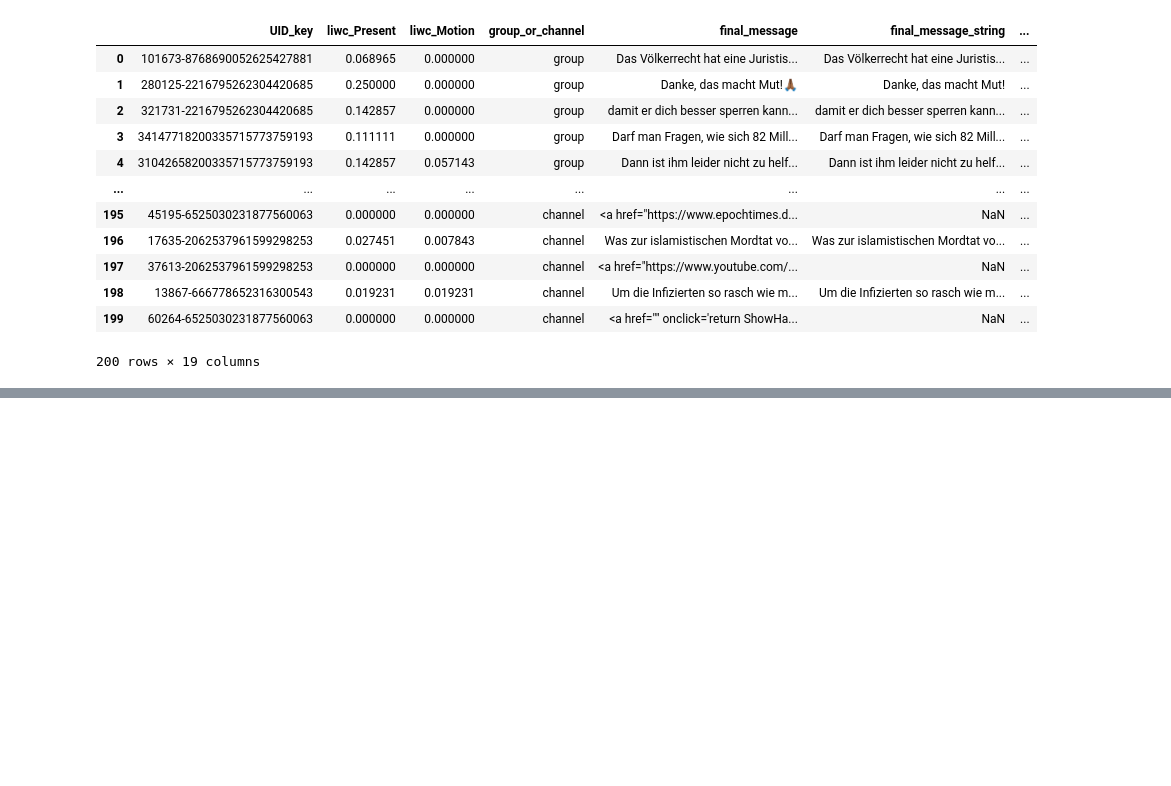
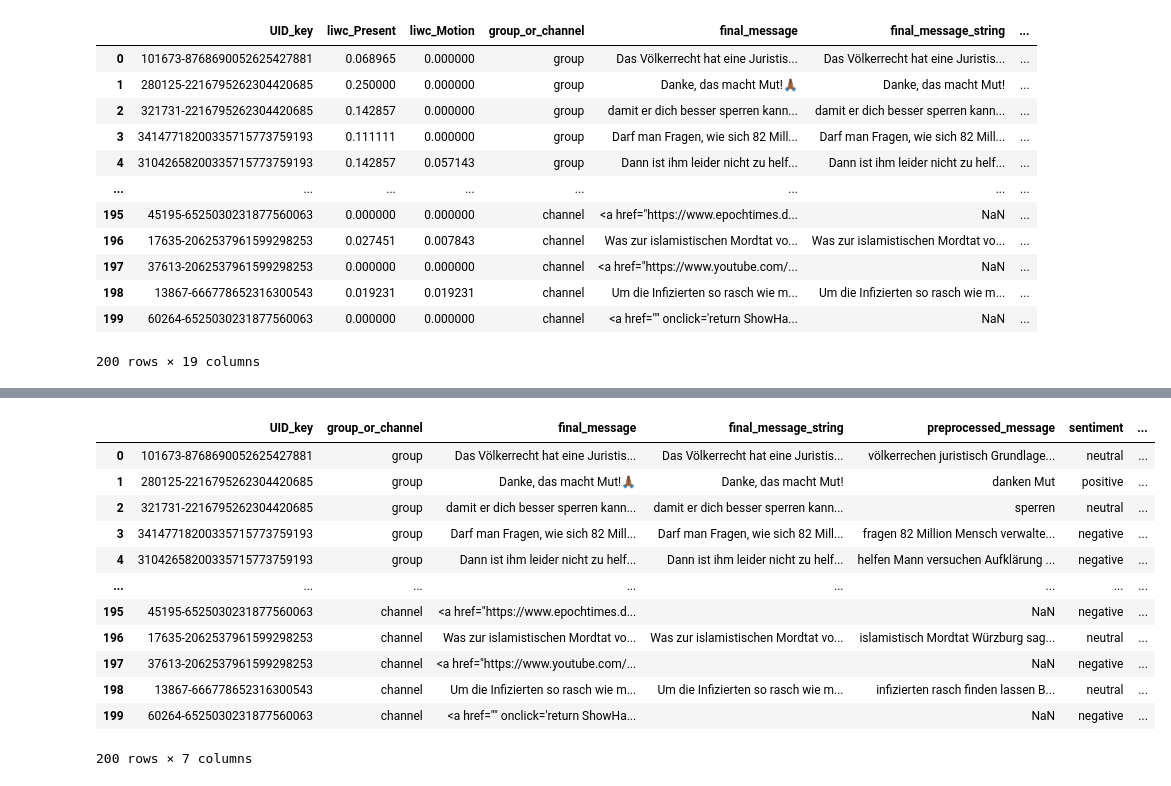
Before and after one commit to krugeremily/DAEGC_Conspiratorial_Actor_Typology, a Jupyter notebook: notebooks/Building Code for Scripts.ipynb, the cells around one changed output, grey strips where cells are left out. Drawn from its saved outputs; the diff is of its cells as text; code cells hidden in the pictures; blank space fills up the shorter version.

Commit message:
GerVader and GermanSentiment Exploration

```diff
--- a/notebooks/Building Code for Scripts.ipynb
+++ b/notebooks/Building Code for Scripts.ipynb
@@ -535,0 +546,2 @@ merged
+# %%
+sample = pd.read_csv('../data/samples/messages_sample_200.csv.gzip', compression='gzip').drop('Unnamed: 0', axis=1)
@@ -535,0 +560,9 @@ merged
+# %%
+sent_emojis = []
+for message in sample['final_message']:
+    try:
+        sent_emojis.append(model.predict_sentiment([message]))
+    except:
+        sent_emojis.append('error')
+
+sample['sentiment_emojis'] = sent_emojis
@@ -535,0 +605,21 @@ merged
+# %%
+#replace nan values with ''
+sample['final_message_string'] = sample['final_message_string'].fillna('')
+# %%
+sample['sentiment'] = model.predict_sentiment(sample['final_message_string'])
+# %%
+sample
+# %% [output]
+|  | UID_key | group_or_channel | final_message | final_message_string | preprocessed_message | sentiment | ... |
+| 0 | 101673-8768690052625427881 | group | Das Völkerrecht hat eine Juristis... | Das Völkerrecht hat eine Juristis... | völkerrechen juristisch Grundlage... | neutral | ... |
+| 1 | 280125-2216795262304420685 | group | Danke, das macht Mut!🙏🏾 | Danke, das macht Mut! | danken Mut | positive | ... |
+| 2 | 321731-2216795262304420685 | group | damit er dich besser sperren kann... | damit er dich besser sperren kann... | sperren | neutral | ... |
+| 3 | 34147718200335715773759193 | group | Darf man Fragen, wie sich 82 Mill... | Darf man Fragen, wie sich 82 Mill... | fragen 82 Million Mensch verwalte... | negative | ... |
+| 4 | 31042658200335715773759193 | group | Dann ist ihm leider nicht zu helf... | Dann ist ihm leider nicht zu helf... | helfen Mann versuchen Aufklärung ... | negative | ... |
+| ... | ... | ... | ... | ... | ... | ... | ... |
+| 195 | 45195-6525030231877560063 | channel | <a href="https://www.epochtimes.d... |  | NaN | negative | ... |
+| 196 | 17635-2062537961599298253 | channel | Was zur islamistischen Mordtat vo... | Was zur islamistischen Mordtat vo... | islamistisch Mordtat Würzburg sag... | neutral | ... |
+| 197 | 37613-2062537961599298253 | channel | <a href="https://www.youtube.com/... |  | NaN | negative | ... |
+| 198 | 13867-666778652316300543 | channel | Um die Infizierten so rasch wie m... | Um die Infizierten so rasch wie m... | infizierten rasch finden lassen B... | neutral | ... |
+| 199 | 60264-6525030231877560063 | channel | <a href="" onclick='return ShowHa... |  | NaN | negative | ... |
+200 rows × 7 columns
```
Also changed, not shown: parts of 10 cells of this notebook, 1 other file.
